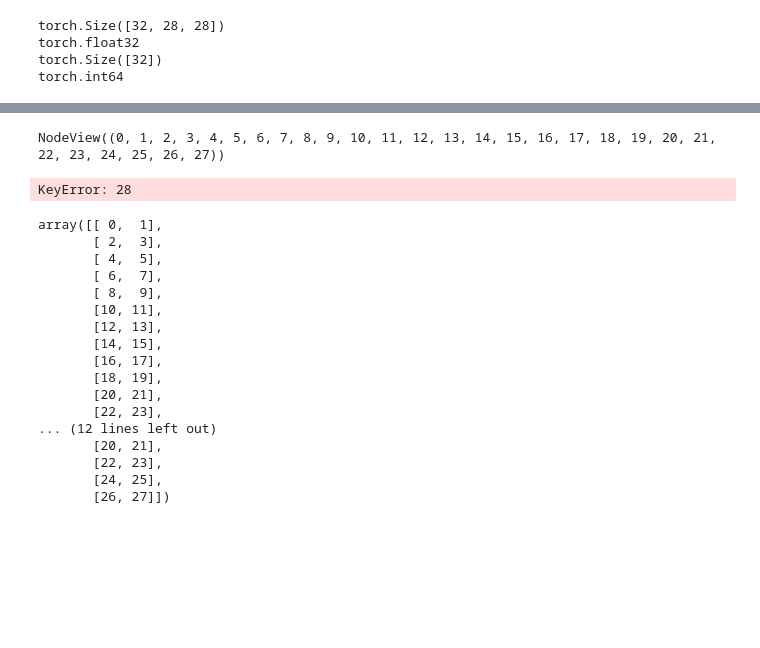
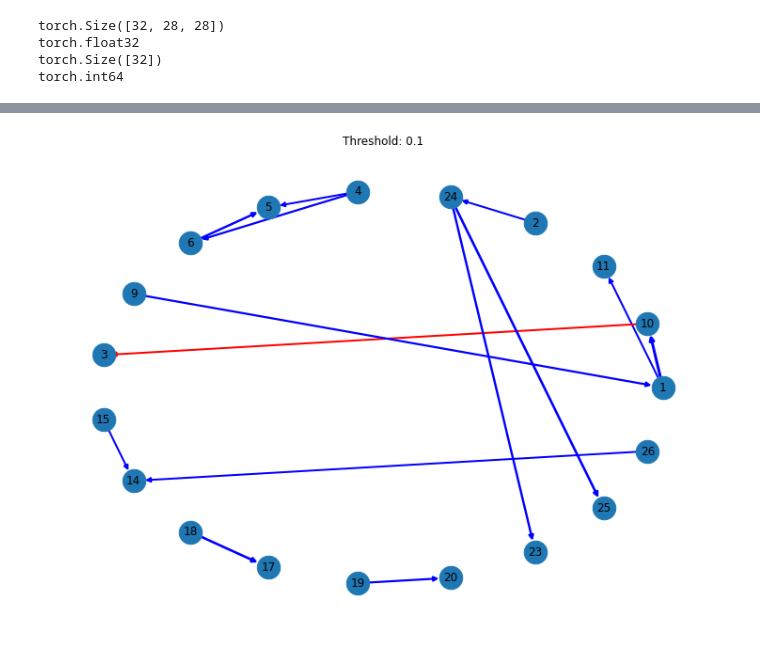
Before and after one commit to amar-enkhbat/thesis-2022, a Jupyter notebook: train_on_mnist.ipynb, the cells around one changed output, grey strips where cells are left out. Drawn from its saved outputs; the diff is of its cells as text; code cells hidden in the pictures; blank space fills up the shorter version.

```diff
--- a/train_on_mnist.ipynb
+++ b/train_on_mnist.ipynb
@@ -191,33 +140,41 @@ for i in np.arange(0, 1.1, 0.1):
-# %%
-G.nodes
-# %% [output]
-NodeView((0, 1, 2, 3, 4, 5, 6, 7, 8, 9, 10, 11, 12, 13, 14, 15, 16, 17, 18, 19, 20, 21, 22, 23, 24, 25, 26, 27))
-# %%
-fixed_positions = [(i, j) for i in range(28) for j in range(28)]
-fixed_positions = {i: fixed_positions[i] for i in range(28*28)}
-# print(fixed_positions)
-fixed_nodes = fixed_positions.keys()
-pos = nx.spring_layout(G, pos=fixed_positions, fixed=fixed_nodes)
-nx.draw_networkx(G, pos)
-# %% [output]
-KeyError: 28
-# %%
-temp
-# %% [output]
-array([[ 0,  1],
-       [ 2,  3],
-       [ 4,  5],
-       [ 6,  7],
-       [ 8,  9],
-       [10, 11],
-       [12, 13],
-       [14, 15],
-       [16, 17],
-       [18, 19],
-       [20, 21],
-       [22, 23],
-... (12 lines left out)
-       [20, 21],
-       [22, 23],
-       [24, 25],
-       [26, 27]])
+# %%
+def adj2edgelist(adj):
+    edge_list = []
+    for u in range(len(adj)):
+        for v in range(len(adj)):
+            if adj[u, v] == 0:
+                continue
+            elif adj[u, v] < 0:
+                edge_list.append([u, v, 'r', adj[u, v]])
+            else:
+                edge_list.append([u, v, 'b', adj[u, v]])
+    return edge_list
+
+def plot_adj_as_graph(adj_mat, threshold, show_edge_labels):
+    np.fill_diagonal(adj_mat, 0)
+    adj_mat = np.where(abs(adj_mat) > threshold, adj_mat, 0)
+    adj_mat = np.round(adj_mat, 2)
+    edge_list = adj2edgelist(adj_mat)
+
+    G = nx.DiGraph()
+    for (u, v, color, weight) in edge_list:
+        G.add_edge(u, v, color=color, weight=weight)
+
+    edges = G.edges()
+    colors = [G[u][v]['color'] for u,v in edges]
+    weights = [G[u][v]['weight']*20 for u,v in edges]
+    pos = nx.circular_layout(G)
+    edge_labels = nx.get_edge_attributes(G,'weight')
+
+    plt.figure(figsize=(10, 7))
+
+    nx.draw(G, pos=pos, with_labels=True, node_size=600, edge_color=colors, width=weights)
+    if show_edge_labels:
+        nx.draw_networkx_edge_labels(G, pos, edge_labels=edge_labels)
+    plt.title(f'Threshold: {threshold}')
+    plt.show()
+    return G
+# %%
+G = plot_adj_as_graph(adj, 0.1, show_edge_labels=False)
+# %% [output]
+[figure, added]
```
Also changed, not shown: parts of 10 cells of this notebook, 7 other files.
